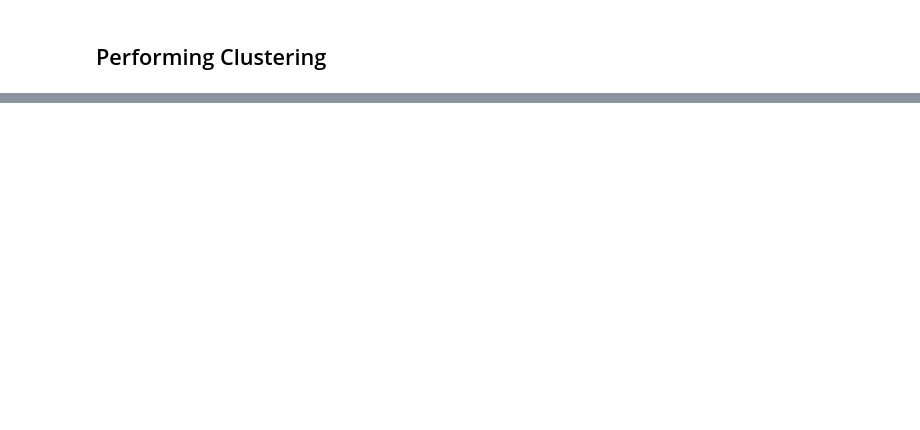
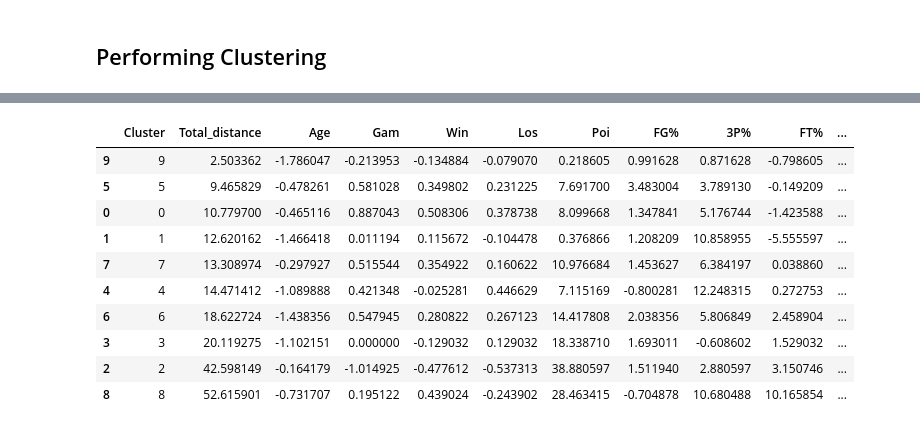
Before and after one commit to TrulySanae/PAMI_Projekt, a Jupyter notebook: NBA_Data_Analysis/NBA-experiment.ipynb, the cells around one changed output, grey strips where cells are left out. Cells and saved outputs as stored; diff of their text form; code cells hidden in the pictures; blank space fills up the shorter version.

```diff
--- a/NBA_Data_Analysis/NBA-experiment.ipynb
+++ b/NBA_Data_Analysis/NBA-experiment.ipynb
@@ -205,18 +206,24 @@ Results with splitting on TEAM:
 # %%
+nba_dict = {}
 for record_idx in range(max_clusters):
     cluster_record = cluster_histories[record_idx]
     Z_clusters = cluster_record['Z_clusters']
     labels = cluster_record['labels']
     n_clusters = cluster_record['n_clusters']
-    print(f'Starting {n_clusters} cluster results:')
-
     tgt = f'{instance_2}'
     src = f'{instance_1}'
+    nba_dict[record_idx] = {}
+
     with np.printoptions(precision=3, suppress=True):
         for cluster_idx in range(n_clusters):
             print(f'\tCluster: {cluster_idx}')
             print(f'\t\t         Names={[name[:3] for name in feature_names]}')
             print(f'\t\t   {src}_mean={X[cluster_idx==labels].mean(axis=0)}')
             print(f'\t\tT({tgt})_mean={Z_clusters[cluster_idx==labels].mean(axis=0)}')
+            nba_dict[record_idx][cluster_idx] = {}
+
+            nba_dict[record_idx][cluster_idx]['src_means'] = X[cluster_idx==labels].mean(axis=0)
+            nba_dict[record_idx][cluster_idx]['trg_means'] = Z_clusters[cluster_idx==labels].mean(axis=0)
+
         print()
 # %% [output]
@@ -240,2 +247,48 @@ Starting 2 cluster results:
+# %%
+# Assuming max_clusters and nba_dict are predefined elsewhere in your script
+vis_clusters = max_clusters
+total_distance = []
+attributes_list_names = ['Age', 'Gam', 'Win', 'Los', 'Poi', 'FG%', '3P%', 'FT%', 'Tot', 'Ass', 'Tur', 'Ste', 'Blo', 'Per']
+
+# Initialize differences for each cluster
+for cluster_idx in range(0, vis_clusters):
+    nba_dict[vis_clusters-1][cluster_idx]["differences"] = {}
+
+# Calculate distances for all clusters and attributes
+for cluster_idx in range(0, vis_clusters):
+    for i, attribute in enumerate(attributes_list_names):
+        val_0 = nba_dict[vis_clusters-1][cluster_idx]['src_means'][i]
+        val_1 = nba_dict[vis_clusters-1][cluster_idx]['trg_means'][i]
+        nba_dict[vis_clusters-1][cluster_idx]["differences"][attribute] = (val_1 - val_0)
+
+    # Calculate the total distance for the cluster
+    total_distance.append(np.sqrt(sum((nba_dict[vis_clusters-1][cluster_idx]["differences"][attribute]) ** 2 for attribute in attributes_list_names)))
+
+# Create a DataFrame with the calculated differences
+distances = pd.DataFrame({
+    'Cluster': range(vis_clusters),
+    'Total_distance': total_distance
+})
+
+# Add each attribute's differences as a separate column
+for attribute in attributes_list_names:
+    distances[attribute] = [nba_dict[vis_clusters-1][cluster_idx]["differences"][attribute] for cluster_idx in range(vis_clusters)]
+
+# Sort distances by total distance
+distances = distances.sort_values(by='Total_distance')
+
+display(distances)
+# %% [output]
+|  | Cluster | Total_distance | Age | Gam | Win | Los | Poi | FG% | 3P% | FT% | ... |
+| 9 | 9 | 2.503362 | -1.786047 | -0.213953 | -0.134884 | -0.079070 | 0.218605 | 0.991628 | 0.871628 | -0.798605 | ... |
+| 5 | 5 | 9.465829 | -0.478261 | 0.581028 | 0.349802 | 0.231225 | 7.691700 | 3.483004 | 3.789130 | -0.149209 | ... |
+| 0 | 0 | 10.779700 | -0.465116 | 0.887043 | 0.508306 | 0.378738 | 8.099668 | 1.347841 | 5.176744 | -1.423588 | ... |
+| 1 | 1 | 12.620162 | -1.466418 | 0.011194 | 0.115672 | -0.104478 | 0.376866 | 1.208209 | 10.858955 | -5.555597 | ... |
+| 7 | 7 | 13.308974 | -0.297927 | 0.515544 | 0.354922 | 0.160622 | 10.976684 | 1.453627 | 6.384197 | 0.038860 | ... |
+| 4 | 4 | 14.471412 | -1.089888 | 0.421348 | -0.025281 | 0.446629 | 7.115169 | -0.800281 | 12.248315 | 0.272753 | ... |
+| 6 | 6 | 18.622724 | -1.438356 | 0.547945 | 0.280822 | 0.267123 | 14.417808 | 2.038356 | 5.806849 | 2.458904 | ... |
+| 3 | 3 | 20.119275 | -1.102151 | 0.000000 | -0.129032 | 0.129032 | 18.338710 | 1.693011 | -0.608602 | 1.529032 | ... |
+| 2 | 2 | 42.598149 | -0.164179 | -1.014925 | -0.477612 | -0.537313 | 38.880597 | 1.511940 | 2.880597 | 3.150746 | ... |
+| 8 | 8 | 52.615901 | -0.731707 | 0.195122 | 0.439024 | -0.243902 | 28.463415 | -0.704878 | 10.680488 | 10.165854 | ... |
 # %%
 # ergonomic blank space : )
```
Also changed, not shown: parts of 4 cells of this notebook, 4 other files.
